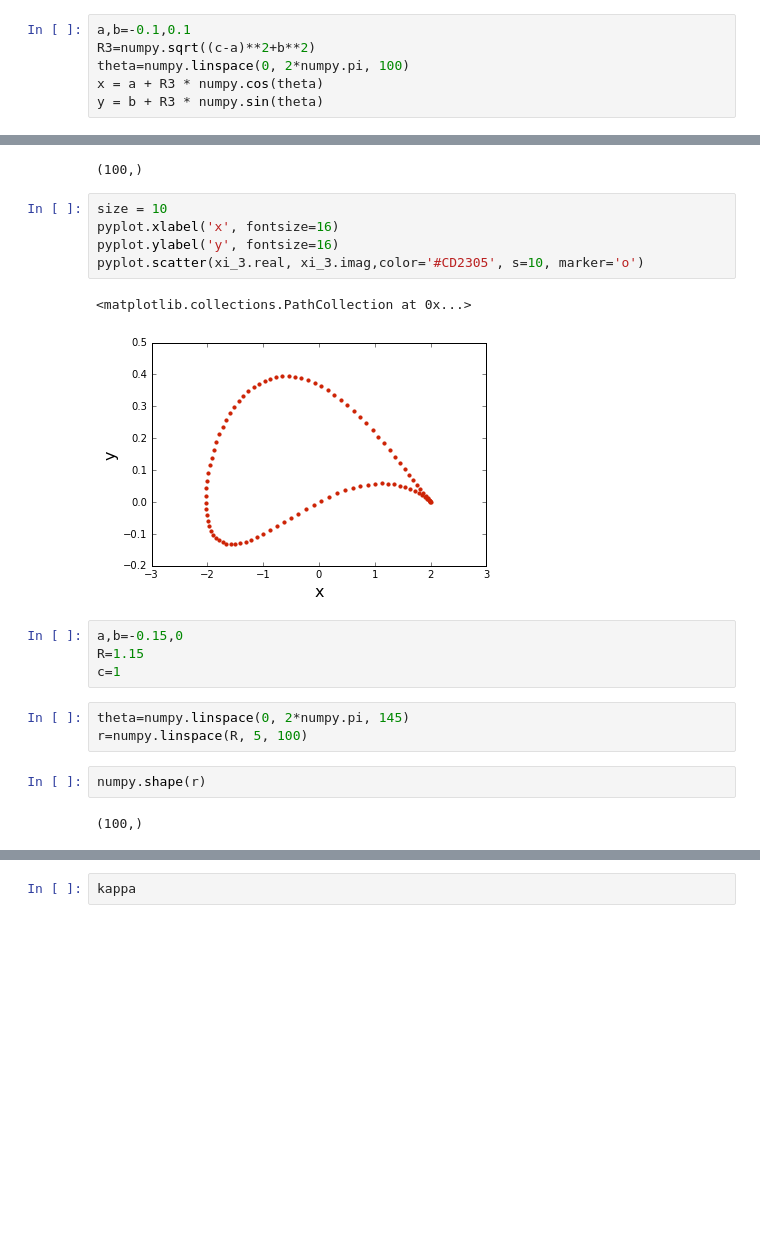
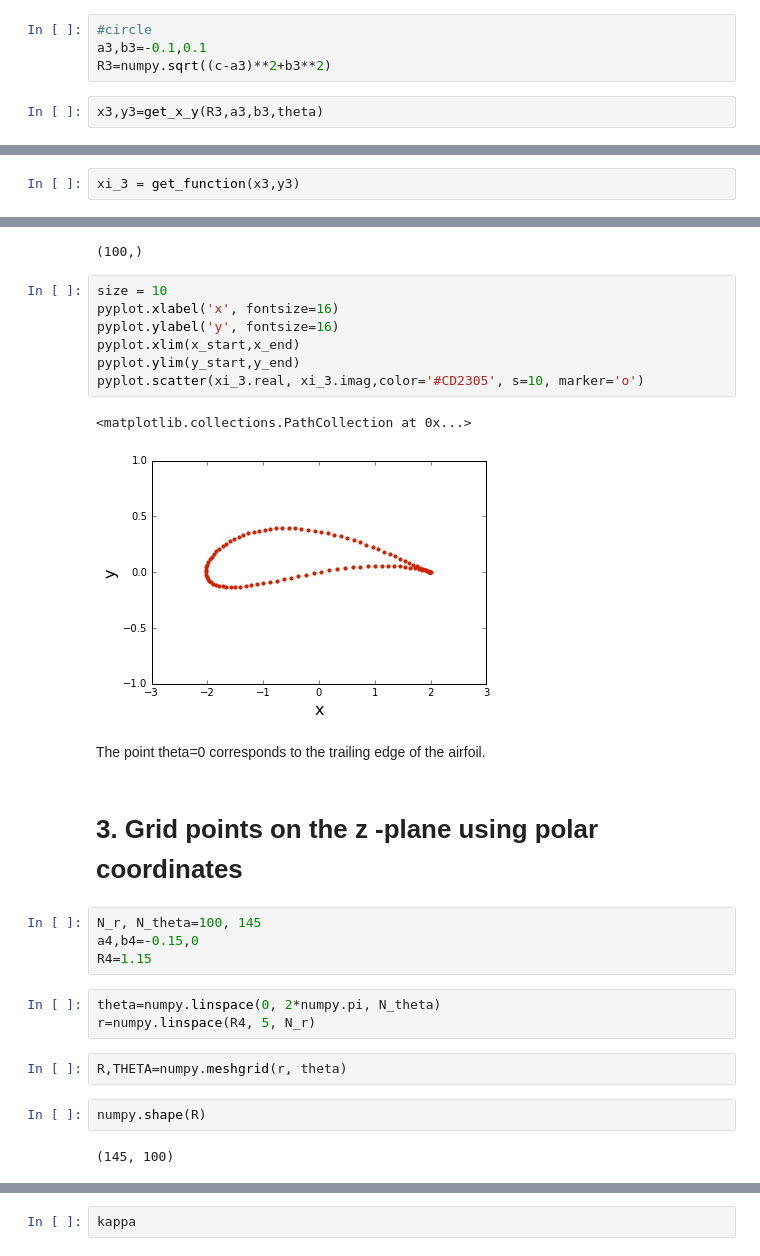
Before and after one commit to jiayuli517/mae6226-workspace, a Jupyter notebook: homework2.ipynb, the cells around one changed output, grey strips where cells are left out. Cells and saved outputs as stored; diff of their text form; blank space fills up the shorter version.

```diff
--- a/homework2.ipynb
+++ b/homework2.ipynb
@@ -92,7 +107,7 @@ pyplot.scatter(xi_2.real, xi_2.imag,color='#CD2305', s=10, marker='o')
-# %%
-a,b=-0.1,0.1
-R3=numpy.sqrt((c-a)**2+b**2)
-theta=numpy.linspace(0, 2*numpy.pi, 100)
-x = a + R3 * numpy.cos(theta)
-y = b + R3 * numpy.sin(theta)
+# %%
+#circle
+a3,b3=-0.1,0.1
+R3=numpy.sqrt((c-a3)**2+b3**2)
+# %%
+x3,y3=get_x_y(R3,a3,b3,theta)
 # %%
@@ -104,3 +117,5 @@ xi_3 = get_function(x,y,z,c)
+# %%
+xi_3 = get_function(x3,y3)
 # %%
 numpy.shape(xi_3)
 # %% [output]
@@ -108,19 +123,27 @@ numpy.shape(xi_3)
 # %%
 size = 10
 pyplot.xlabel('x', fontsize=16)
 pyplot.ylabel('y', fontsize=16)
+pyplot.xlim(x_start,x_end)
+pyplot.ylim(y_start,y_end)
 pyplot.scatter(xi_3.real, xi_3.imag,color='#CD2305', s=10, marker='o')
 # %% [output]
 <matplotlib.collections.PathCollection at 0x...>
-[figure, old version]
+[figure, new version]
+# %% [markdown]
+The point theta=0 corresponds to the trailing edge of the airfoil.
+# %% [markdown]
+# 3. Grid points on the z -plane using polar coordinates
 # %%
-a,b=-0.15,0
-R=1.15
-c=1
+N_r, N_theta=100, 145
+a4,b4=-0.15,0
+R4=1.15
 # %%
-theta=numpy.linspace(0, 2*numpy.pi, 145)
-r=numpy.linspace(R, 5, 100)
+theta=numpy.linspace(0, 2*numpy.pi, N_theta)
+r=numpy.linspace(R4, 5, N_r)
+# %%
+R,THETA=numpy.meshgrid(r, theta)
 # %%
-numpy.shape(r)
+numpy.shape(R)
 # %% [output]
-(100,)
+(145, 100)
```
Also changed, not shown: parts of 92 cells of this notebook.
